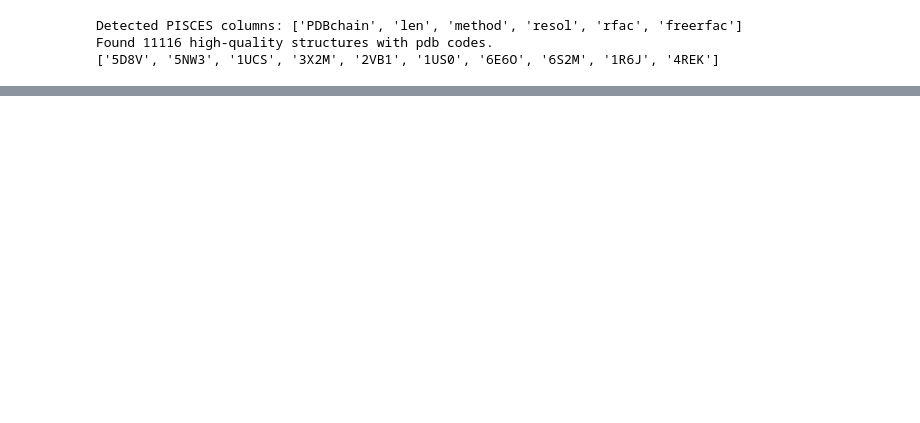
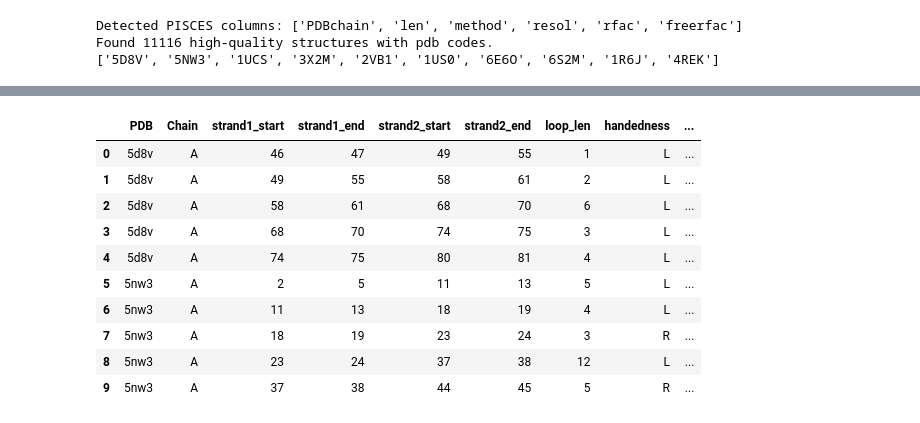
Before and after one commit to stefanhuber1993/folding-principles-dataset, a Jupyter notebook: notebooks/test_pipeline_parts.ipynb, the cells around one changed output, grey strips where cells are left out. Saved outputs shown, nothing was run; the diff lists cells and outputs as text; code cells hidden in the pictures; blank space fills up the shorter version.

```diff
--- a/notebooks/test_pipeline_parts.ipynb
+++ b/notebooks/test_pipeline_parts.ipynb
@@ -66,0 +72,38 @@ all_hairpins.head(200)
+# %%
+from dataset.io_utils import fetch_mmcif_file, run_dssp_on_mmcif
+from dataset.motif_logic import detect_hairpins_and_chirality, detect_hairpins_and_chirality_backbone
+import pandas as pd
+import os
+
+#pdb_ids = ["8GBS", "7R1C"]
+pdb_ids = pdb_ids[0:2000]
+results = []
+
+for pdb_id in pdb_ids:
+    pdb_path = fetch_mmcif_file(pdb_id)
+    try:
+        model, dssp_df = run_dssp_on_mmcif(pdb_path, dssp_exe="/opt/anaconda3/envs/folding-dssp/bin/mkdssp")
+        if dssp_df is None:
+            print(f"DSSP failed for {pdb_id}. Skipping.")
+            continue
+        hp_df = detect_hairpins_and_chirality(model, dssp_df)
+        results.append(hp_df)
+    finally:
+        # Always remove the file, even if DSSP or parsing fails
+        if os.path.exists(pdb_path):
+            os.remove(pdb_path)
+
+all_hairpins = pd.concat(results, ignore_index=True)
+all_hairpins.head(10)
+# %% [output]
+|  | PDB | Chain | strand1_start | strand1_end | strand2_start | strand2_end | loop_len | handedness | ... |
+| 0 | 5d8v | A | 46 | 47 | 49 | 55 | 1 | L | ... |
+| 1 | 5d8v | A | 49 | 55 | 58 | 61 | 2 | L | ... |
+| 2 | 5d8v | A | 58 | 61 | 68 | 70 | 6 | L | ... |
+| 3 | 5d8v | A | 68 | 70 | 74 | 75 | 3 | L | ... |
+| 4 | 5d8v | A | 74 | 75 | 80 | 81 | 4 | L | ... |
+| 5 | 5nw3 | A | 2 | 5 | 11 | 13 | 5 | L | ... |
+| 6 | 5nw3 | A | 11 | 13 | 18 | 19 | 4 | L | ... |
+| 7 | 5nw3 | A | 18 | 19 | 23 | 24 | 3 | R | ... |
+| 8 | 5nw3 | A | 23 | 24 | 37 | 38 | 12 | L | ... |
+| 9 | 5nw3 | A | 37 | 38 | 44 | 45 | 5 | R | ... |
```
Also changed, not shown: parts of 8 cells of this notebook, 7 other files.
